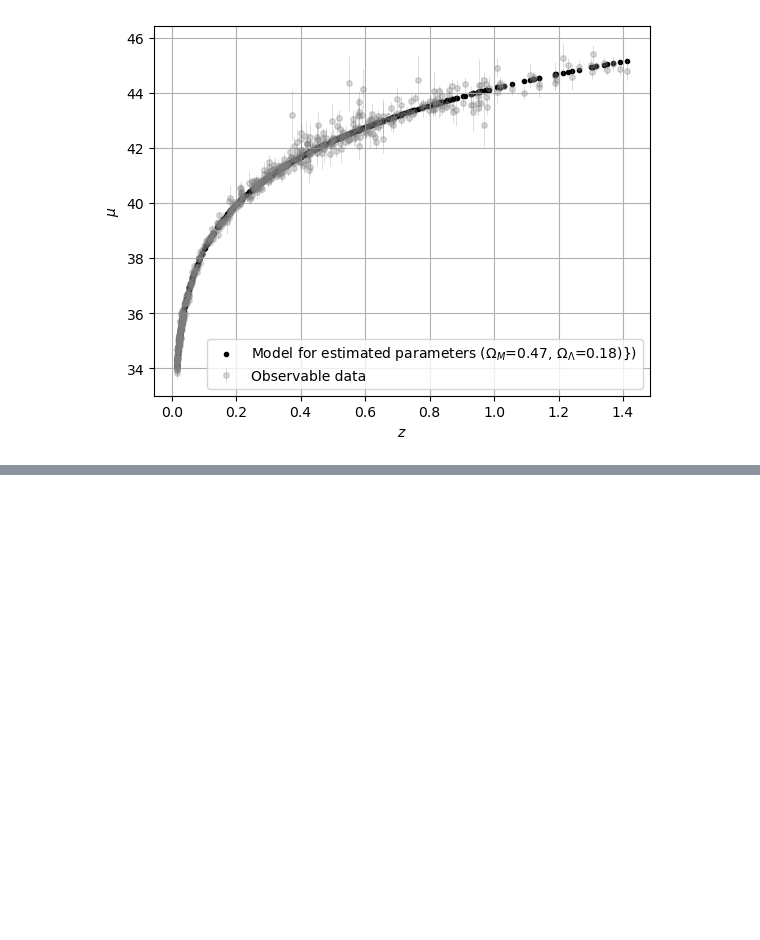
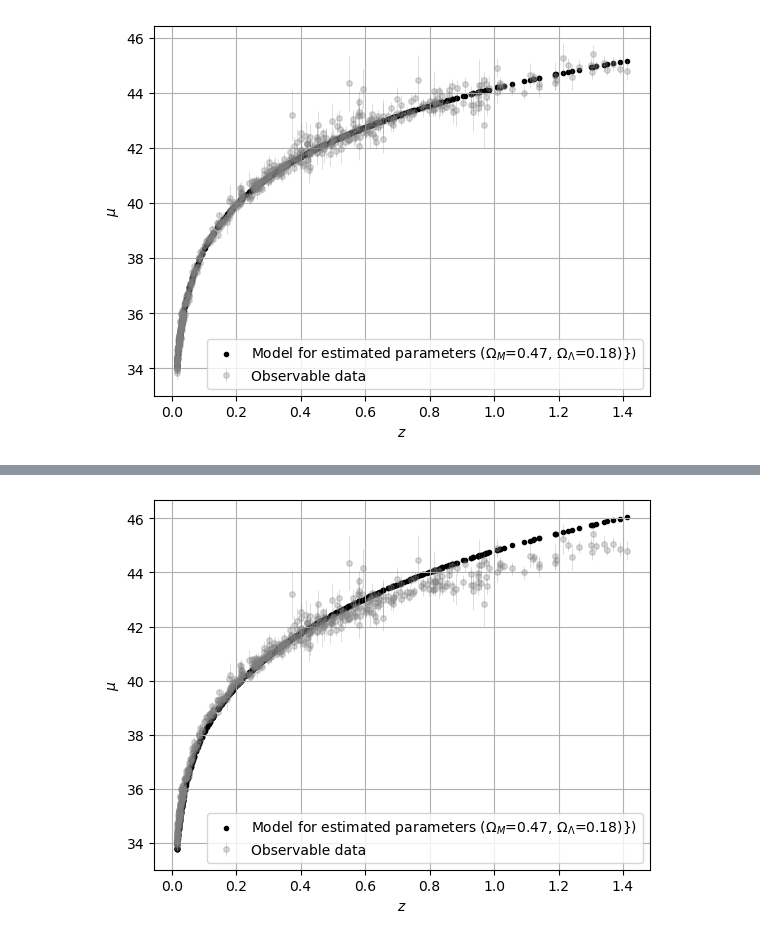
Before and after one commit to BlackPuma075/Cosmo_class_2024, a Jupyter notebook: MCMC.ipynb, the cells around one changed output, grey strips where cells are left out. Saved outputs shown, nothing was run; the diff lists cells and outputs as text; code cells hidden in the pictures; blank space fills up the shorter version.

```diff
--- a/MCMC.ipynb
+++ b/MCMC.ipynb
@@ -298,0 +336,2 @@ plt.savefig('PP_comparisson')
+# %%
+modelo_v2 = model([np.mean(chain_QSO_v2[20:,0:1]),np.mean(chain_QSO_v2[20:,1:])], z)
@@ -298,0 +345,10 @@ plt.savefig('PP_comparisson')
+# %%
+plt.scatter(z,modelo_v2, marker = '.', color = 'black',alpha = 1,  label = 'Model for estimated parameters ($\Omega_{M}$=0.47, $\Omega_{\Lambda}$=0.18)})')
+plt.errorbar(z.flatten(), mu.flatten(), yerr = mu_err.flatten(), fmt = 'o', color = 'gray',alpha = 0.3, label = 'Observable data', linewidth = 0.6, ms = 4)
+plt.legend()
+plt.xlabel('$z$')
+plt.ylabel('$\mu$')
+plt.grid()
+plt.savefig('PP_comparisson')
+# %% [output]
+[figure, added]
```
Also changed, not shown: parts of 7 cells of this notebook.
